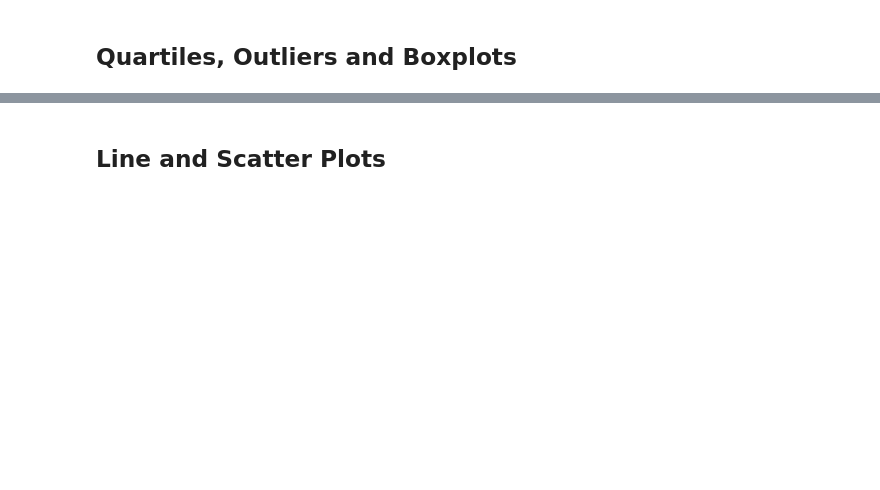
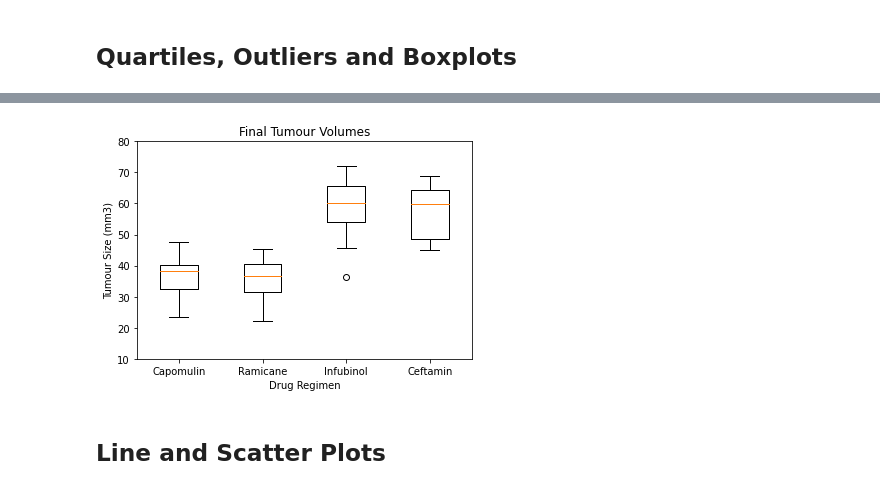
Before and after one commit to Paul-Roberts-17/pyplot-challenge, a Jupyter notebook: pyplot-challenge.ipynb, the cells around one changed output, grey strips where cells are left out. Saved outputs shown, nothing was run; the diff lists cells and outputs as text; code cells hidden in the pictures; blank space fills up the shorter version.

```diff
--- a/pyplot-challenge.ipynb
+++ b/pyplot-challenge.ipynb
@@ -175,0 +259,12 @@ Text(0, 0.5, 'Number of Timepoints')
+# %%
+infubinol = unique_mouse.loc[(unique_mouse["Drug Regimen"] == "Infubinol")]
+infubinol_data = infubinol["Final Tumour Volume (mm3)"]
+infubinol_quartiles = infubinol_data.quantile([.25,.5,.75])
+infubinol_lowerq = infubinol_quartiles[0.25]
+infubinol_upperq = infubinol_quartiles[0.75]
+infubinol_iqr = infubinol_upperq-infubinol_lowerq
+infubinol_lower_bound = infubinol_lowerq - (1.5*infubinol_iqr)
+infubinol_upper_bound = infubinol_upperq + (1.5*infubinol_iqr)
+print(infubinol_iqr)
+print(infubinol_lower_bound)
+print(infubinol_upper_bound)
@@ -175,0 +275,12 @@ Text(0, 0.5, 'Number of Timepoints')
+# %%
+ceftamin = unique_mouse.loc[(unique_mouse["Drug Regimen"] == "Ceftamin")]
+ceftamin_data = ceftamin["Final Tumour Volume (mm3)"]
+ceftamin_quartiles = ceftamin_data.quantile([.25,.5,.75])
+ceftamin_lowerq = ceftamin_quartiles[0.25]
+ceftamin_upperq = ceftamin_quartiles[0.75]
+ceftamin_iqr = ceftamin_upperq-ceftamin_lowerq
+ceftamin_lower_bound = ceftamin_lowerq - (1.5*ceftamin_iqr)
+ceftamin_upper_bound = ceftamin_upperq + (1.5*ceftamin_iqr)
+print(ceftamin_iqr)
+print(ceftamin_lower_bound)
+print(ceftamin_upper_bound)
@@ -176,12 +291,13 @@ Text(0, 0.5, 'Number of Timepoints')
 # %%
 # Put treatments into a list for for loop (and later for plot labels)
-
+final_drug_list = ["Capomulin", "Ramicane", "Infubinol", "Ceftamin"]
 
 # Create empty list to fill with tumour vol data (for plotting)
 
+#tumour_vol_data = unique_mouse["Final Tumour Volume (mm3)"]
+
 
 # Calculate the IQR and quantitatively determine if there are any potential outliers.
-
 
     # Locate the rows which contain mice on each drug and get the tumour volumes
 
@@ -190,3 +306,6 @@ Text(0, 0.5, 'Number of Timepoints')
 
 
     # Determine outliers using upper and lower bounds
+
+infubinol_outlier = infubinol.loc[(infubinol["Final Tumour Volume (mm3)"] <= infubinol_lower_bound)]
+infubinol_outlier
@@ -193,5 +315,17 @@ Text(0, 0.5, 'Number of Timepoints')
 # %%
 # Generate a box plot of the final tumour volume of each mouse across four regimens of interest
+data = [capomulin_data, ramicane_data, infubinol_data, ceftamin_data]
+fig, ax = plt.subplots()
+ax.boxplot(data)
+ax.set_xticklabels(final_drug_list)
+ax.set_ylabel("Tumour Size (mm3)")
+ax.set_xlabel("Drug Regimen")
+ax.set_title("Final Tumour Volumes")
+ax.set_ylim(10,80)
+
+plt.show()
+# %% [output]
+[figure, added]
 # %% [markdown]
 ## Line and Scatter Plots
 # %%
```
Also changed, not shown: parts of 11 cells of this notebook.
